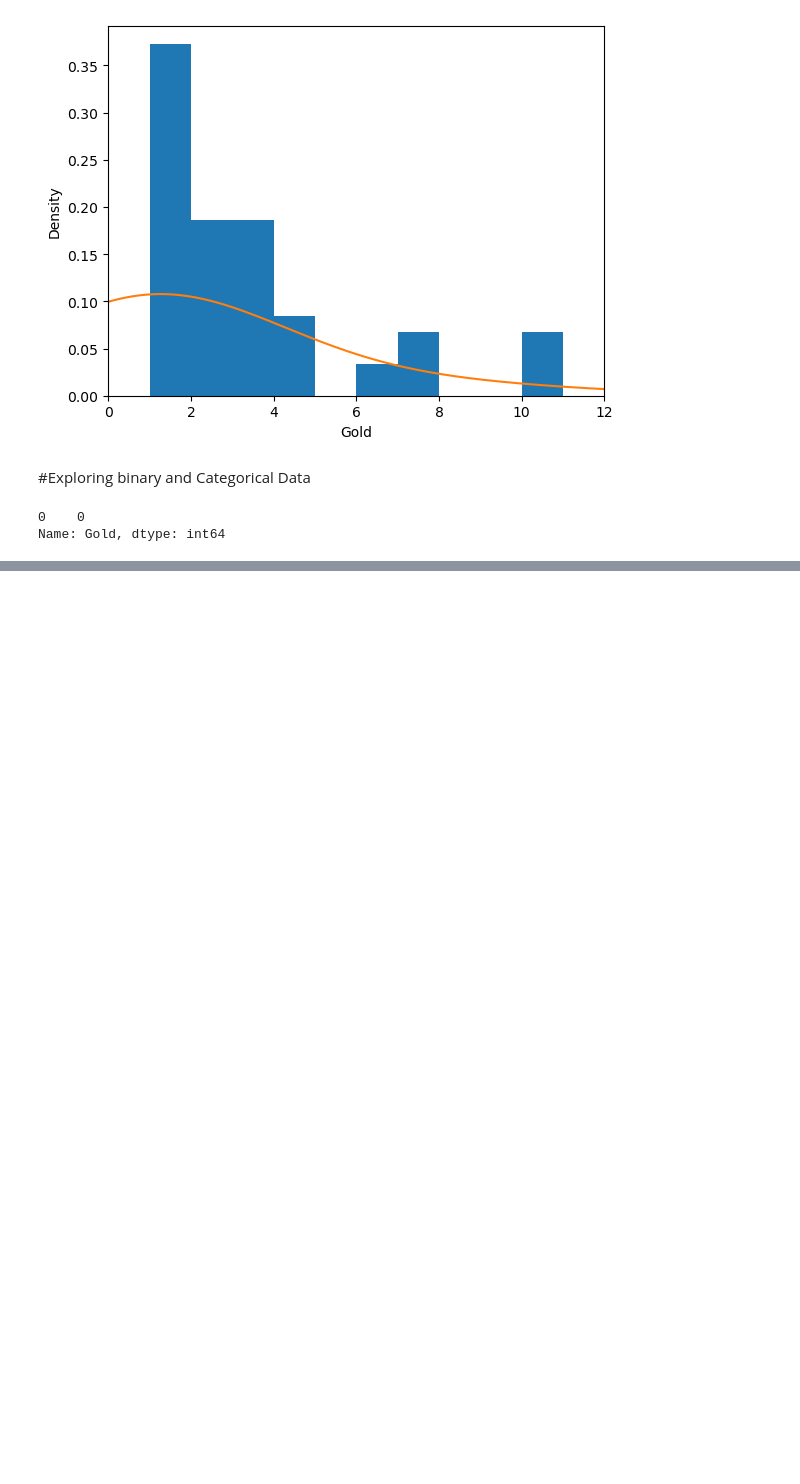
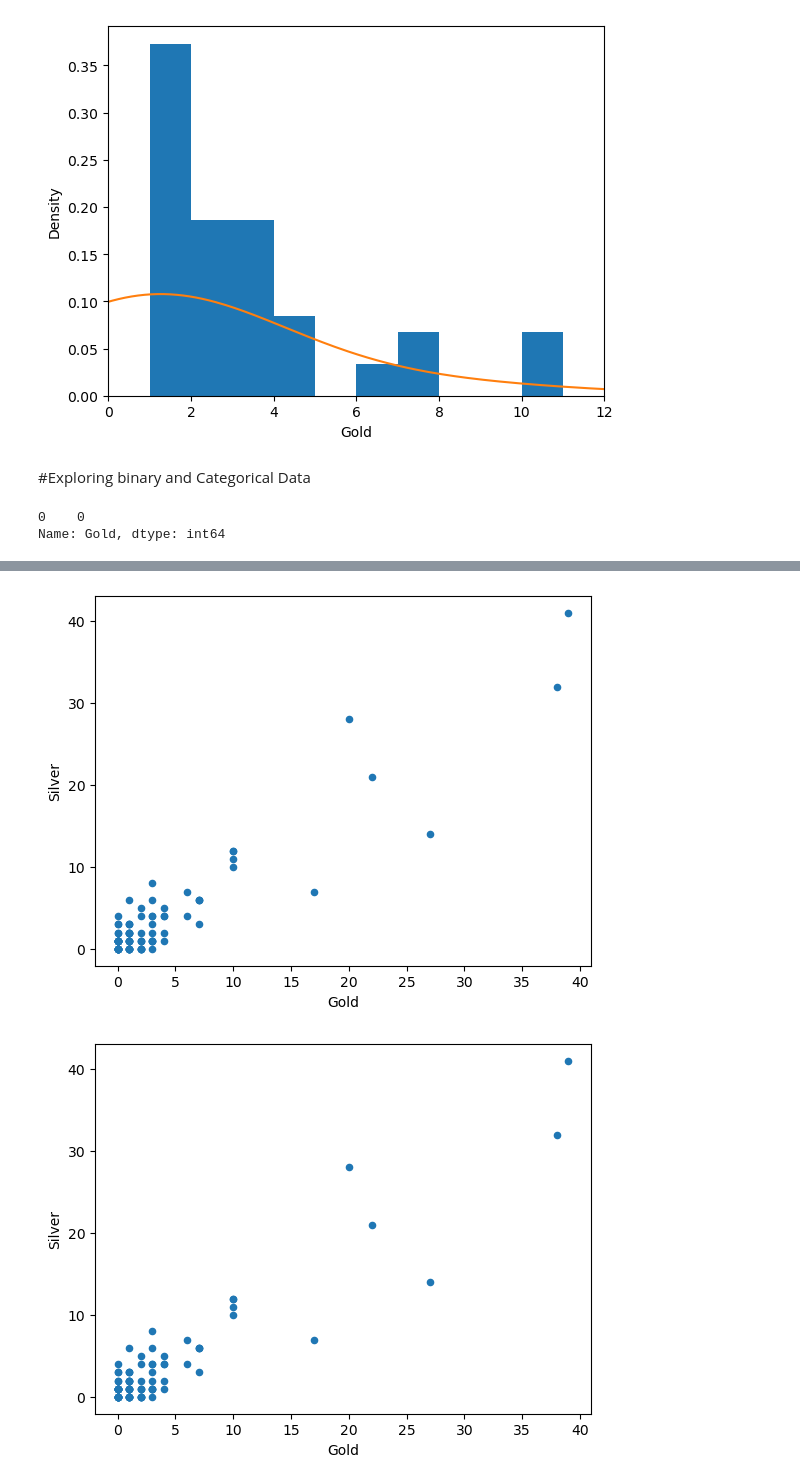
Before and after one commit to anishdhakal54/practical-statics-for-data-science, a Jupyter notebook: practical.ipynb, the cells around one changed output, grey strips where cells are left out. Drawn from its saved outputs; the diff is of its cells as text; code cells hidden in the pictures; blank space fills up the shorter version.

```diff
--- a/practical.ipynb
+++ b/practical.ipynb
@@ -142,0 +170,7 @@ Name: Gold, dtype: int64
+# %%
+#scatterplot
+medal_count.plot.scatter(x="Gold",y='Silver')
+plt.show()
+# %% [output]
+[figure, added]
+[figure, added]
```
Also changed, not shown: parts of 10 cells of this notebook, 2 other files.
